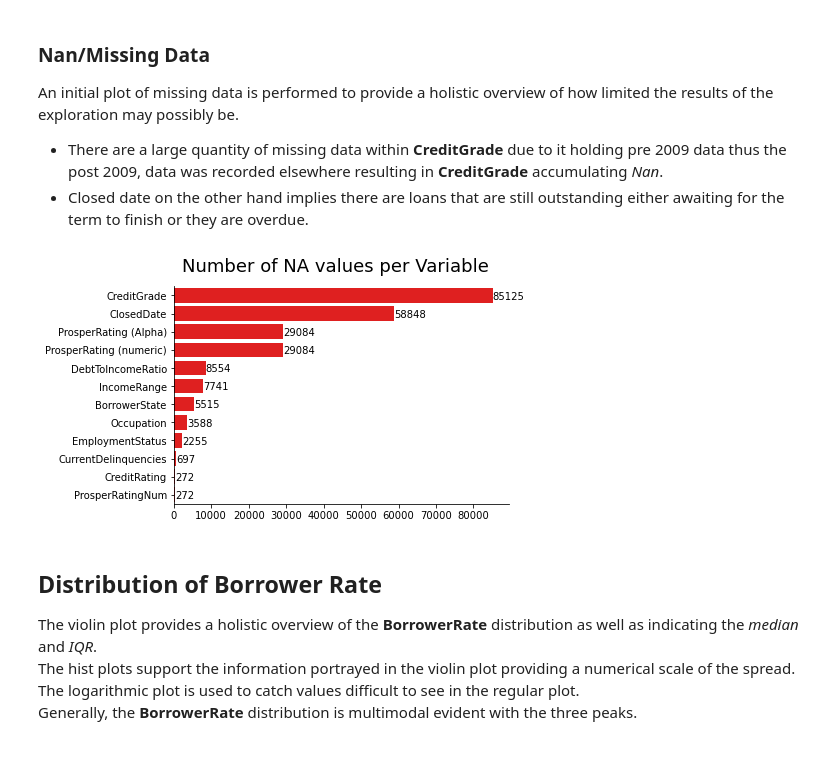
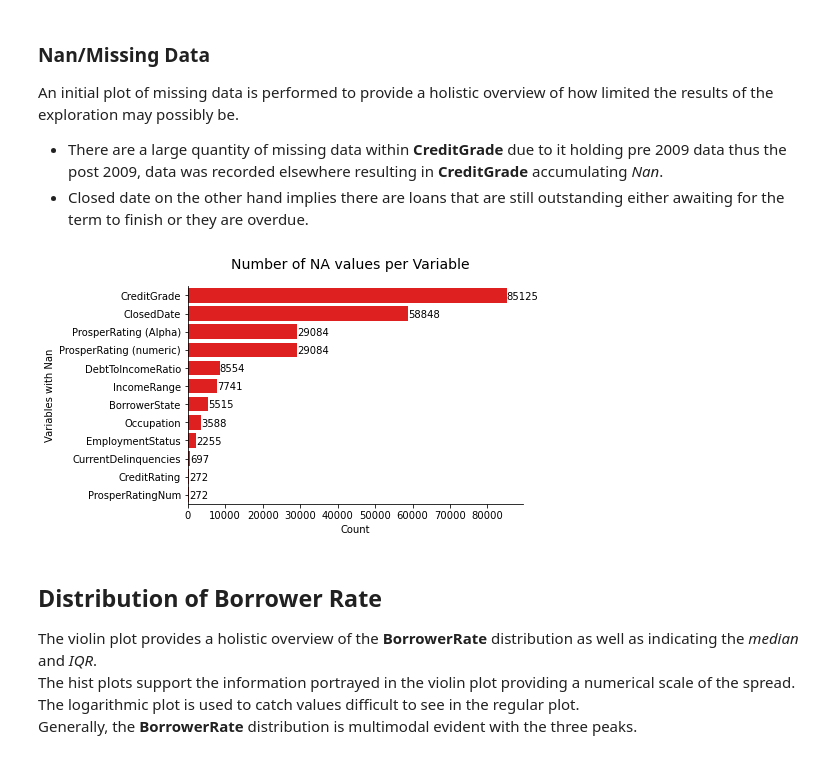
Before and after one commit to JCalaunan/PRJ_Python-Data-Visual, a Jupyter notebook: Loans Part 2.ipynb, the cells around one changed output. Cells and saved outputs as stored; diff of their text form; code cells hidden in the pictures.

```diff
--- a/Loans Part 2.ipynb
+++ b/Loans Part 2.ipynb
@@ -190,15 +209,17 @@ Nan_sublist = Nan_sublist_all[Nan_sublist_all.values>0].drop(labels='ClosedDateY
 # %%
 # explicit figure and figsize declaration
 fig, axes = plt.subplots(1,1)
 sb.despine(fig)
 
 # plot missing values in descending order
 g0 = sb.barplot(x=Nan_sublist.values, y=Nan_sublist.index, ax=axes, color='red', order=Nan_sublist.sort_values(ascending=False).index )
 
+g0.set(xlabel='Count', ylabel='Variables with Nan')
+
 yplot_values(g0, '{:1.0f}'); # plot y values onto graph
-fig.suptitle('Number of NA values per Variable', fontsize=18);
+fig.suptitle('Number of NA values per Variable', fontsize=14);
 # %% [output]
-[figure, old version]
+[figure, new version]
 # %%
 # slice object, convert to list and check datatype
 subset_drop = Nan_sublist.sort_values(ascending=False)[4:].index.tolist()
```
Also changed, not shown: parts of 8 cells of this notebook, 2 other files.
